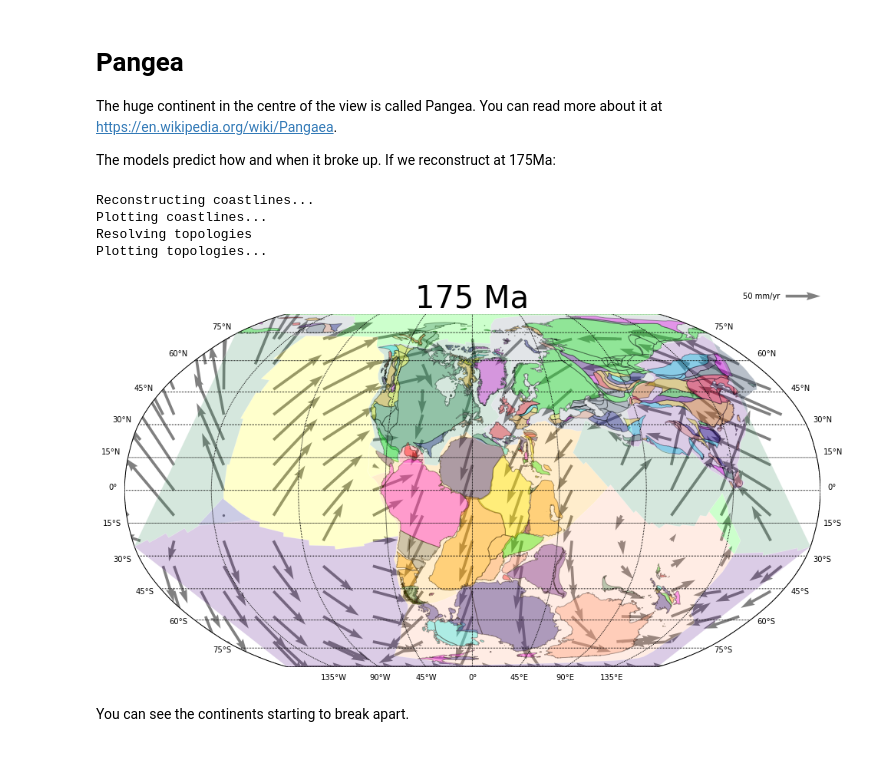
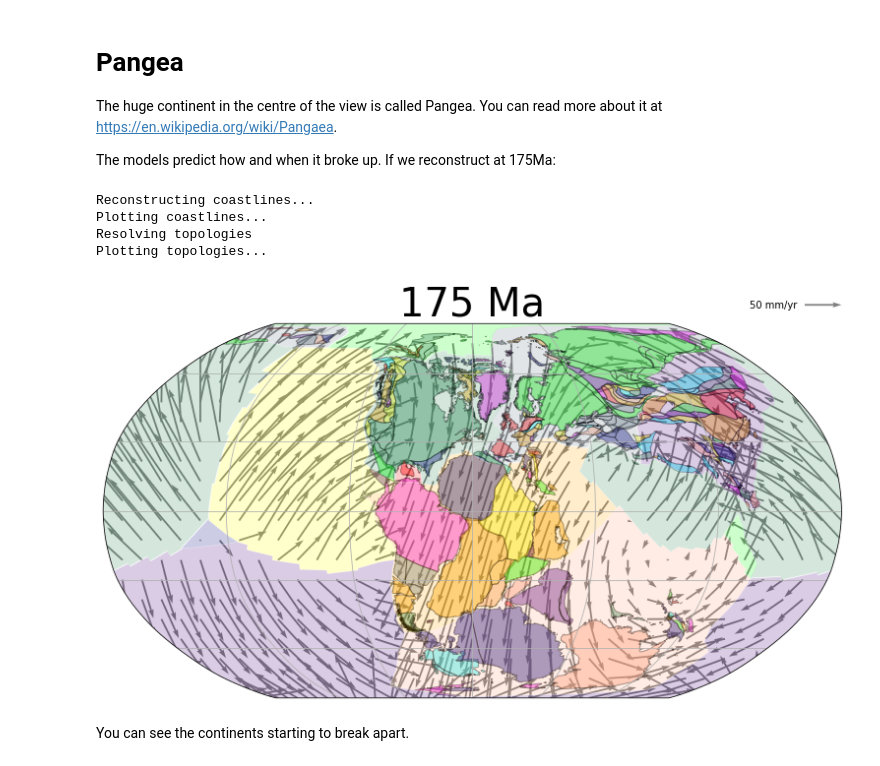
Before and after one commit to GPlates/pygplates-tutorials, a Jupyter notebook: notebooks/plate-tectonics-over-time.ipynb, the cells around one changed output. Cells and saved outputs as stored; diff of their text form; code cells hidden in the pictures.

```diff
--- a/notebooks/plate-tectonics-over-time.ipynb
+++ b/notebooks/plate-tectonics-over-time.ipynb
@@ -112,35 +112,35 @@ The models predict how and when it broke up. If we reconstruct at 175Ma:
 # %%
 # Set the reconstruction time
 tutorial.reconstruction_time = 175
 
 # Set up the figure
 fig = plt.figure(figsize=(14,7))
-fig.add_axes([0,0,0.9,1.0])
+#fig.add_axes([0,0,0.9,1.0])
 
 # Projections are rectangular, mollweide or robinson
-m = tutorial.create_map('robinson')
+ax = tutorial.create_map('robinson')
 
 # Remember, you can hide a layer by putting # in front of it
 layers = [
     'coastlines',
     #'continental_polygons',
     'topologies',
     #'fracture',
     #'magnetic',
     #'cob',
     #'mineral',
     'velocities'
 ]
 
-tutorial.plot_layers(layers, m)
+tutorial.plot_layers(layers, ax)
 plt.title('%d Ma' % tutorial.reconstruction_time, fontsize=40)
 plt.show()
 # %% [output]
 Reconstructing coastlines...
 Plotting coastlines...
 Resolving topologies
 Plotting topologies...
-[figure, old version]
+[figure, new version]
 # %% [markdown]
 You can see the continents starting to break apart.
 # %% [markdown]
```
Also changed, not shown: parts of 2 cells of this notebook, 2 other files.
